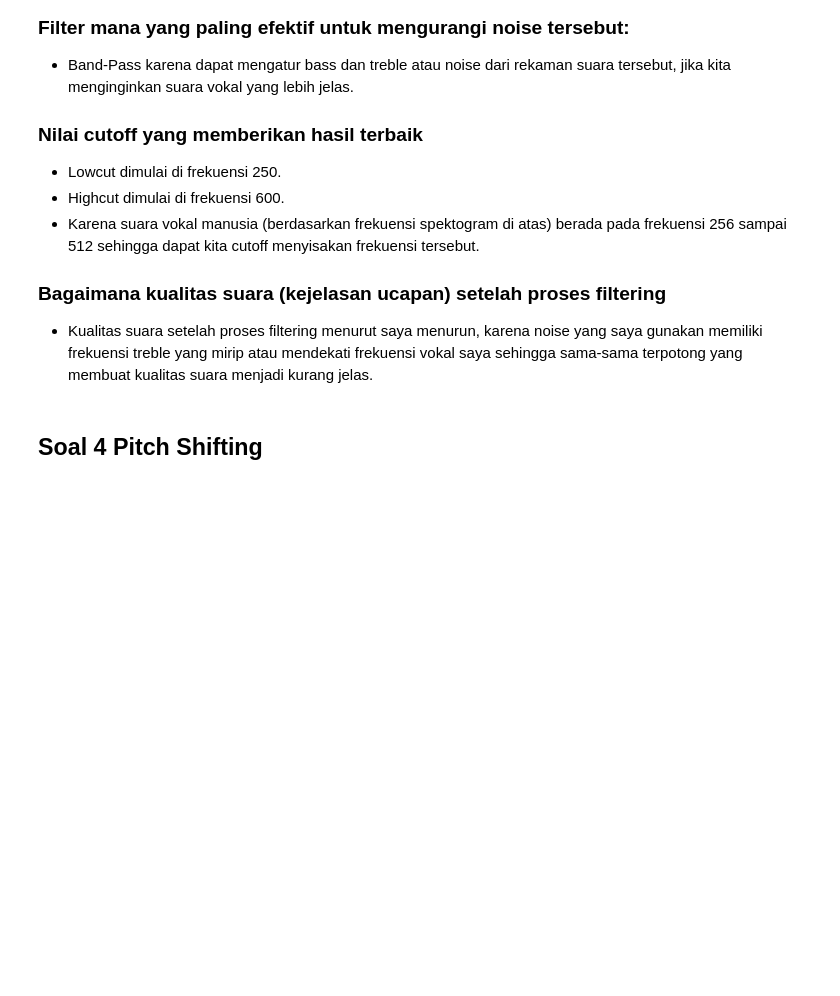
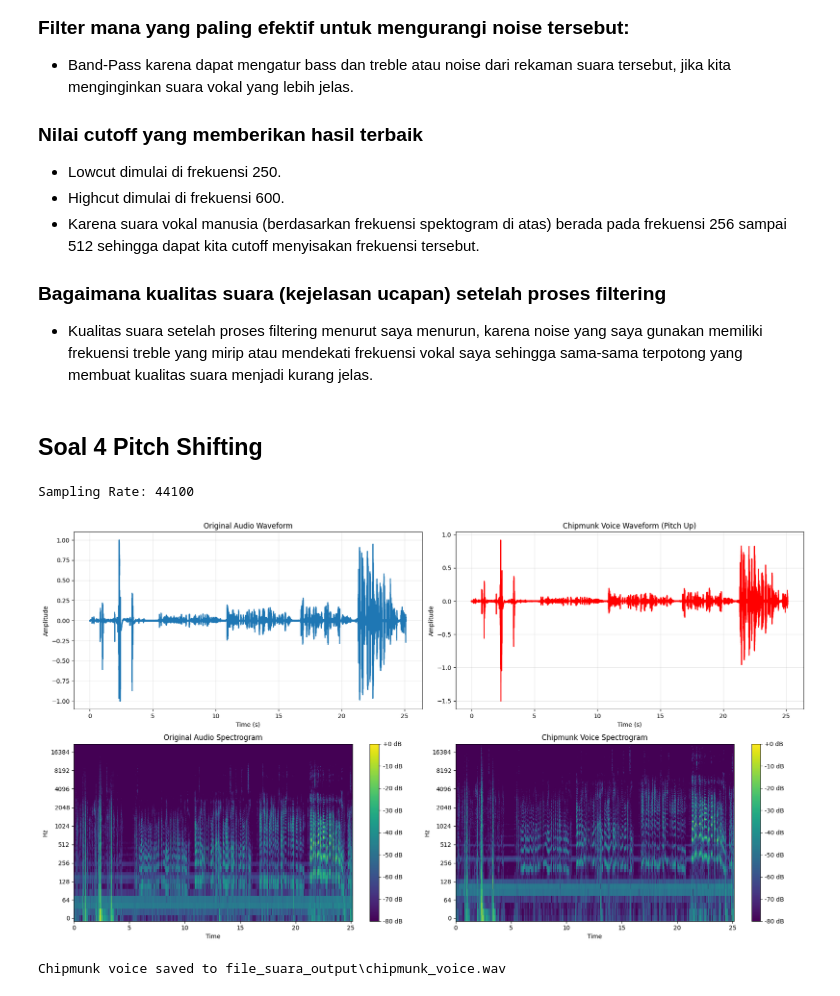
Before and after one commit to GhiffariIs/IF4021-HO1, a Jupyter notebook: 122140189_ho1.ipynb, the cells around one changed output. Saved outputs shown, nothing was run; the diff lists cells and outputs as text; code cells hidden in the pictures; blank space fills up the shorter version.

```diff
--- a/122140189_ho1.ipynb
+++ b/122140189_ho1.ipynb
@@ -296,3 +296,79 @@ sf.write(output_path, bpassed_audio, sr)
 - Kualitas suara setelah proses filtering menurut saya menurun, karena noise yang saya gunakan memiliki frekuensi treble yang mirip atau mendekati frekuensi vokal saya sehingga sama-sama terpotong yang membuat kualitas suara menjadi kurang jelas.
 # %% [markdown]
 ## Soal 4 Pitch Shifting
+# %%
+import wave
+import os
+import librosa
+import numpy as np
+import scipy.signal as signal
+import matplotlib.pyplot as plt
+import soundfile as sf
+
+file_loc = os.path.join(os.getcwd(), 'file_suara', 'original.wav')
+# Load audio with the original sampling rate
+y, sr = librosa.load(file_loc, sr=None)
+print(f"Sampling Rate: {sr}")
+# %% [output]
+Sampling Rate: 44100
+# %%
+# Define a function to create a chipmunk effect
+def create_chipmunk_voice(audio_data, sr, pitch_steps=7):
+    # Using librosa's pitch_shift function
+    chipmunk_audio = librosa.effects.pitch_shift(
+        audio_data,
+        sr=sr,
+        n_steps=pitch_steps,
+        bins_per_octave=12
+    )
+    return chipmunk_audio
+
+# Apply chipmunk effect (higher pitch)
+chipmunk_voice = create_chipmunk_voice(y, sr, pitch_steps=12)
+# %%
+# Visualize the original and pitch-shifted audio
+plt.figure(figsize=(18, 10))
+
+# Create a new time axis for the current audio file
+time_axis = np.linspace(0, len(y) / sr, len(y))
+
+# Plot waveforms
+plt.subplot(2, 2, 1)
+plt.plot(time_axis, y, label='Original')
+plt.title('Original Audio Waveform')
+plt.xlabel('Time (s)')
+plt.ylabel('Amplitude')
+plt.grid(alpha=0.3)
+
+plt.subplot(2, 2, 2)
+plt.plot(time_axis[:len(chipmunk_voice)], chipmunk_voice, label='Chipmunk Voice', color='red')
+plt.title('Chipmunk Voice Waveform (Pitch Up)')
+plt.xlabel('Time (s)')
+plt.ylabel('Amplitude')
+plt.grid(alpha=0.3)
+
+# Calculate and plot the spectrogram of the original audio
+plt.subplot(2, 2, 3)
+D_original = librosa.amplitude_to_db(np.abs(librosa.stft(y)), ref=np.max)
+librosa.display.specshow(D_original, sr=sr, x_axis='time', y_axis='log', cmap='viridis')
+plt.colorbar(format='%+2.0f dB')
+plt.title('Original Audio Spectrogram')
+
+# Calculate and plot the spectrogram of the chipmunk voice
+plt.subplot(2, 2, 4)
+D_chipmunk = librosa.amplitude_to_db(np.abs(librosa.stft(chipmunk_voice)), ref=np.max)
+librosa.display.specshow(D_chipmunk, sr=sr, x_axis='time', y_axis='log', cmap='viridis')
+plt.colorbar(format='%+2.0f dB')
+plt.title('Chipmunk Voice Spectrogram')
+
+plt.tight_layout()
+plt.show()
+# %% [output]
+[figure, added]
+# %%
+# Save the chipmunk voice audio
+output_path = os.path.join('file_suara_output', 'chipmunk_voice.wav')
+sf.write(output_path, chipmunk_voice, sr)
+print(f"Chipmunk voice saved to {output_path}")
+# %% [output]
+Chipmunk voice saved to file_suara_output\chipmunk_voice.wav
```
Also changed, not shown: parts of 2 cells of this notebook, 1 other file.
